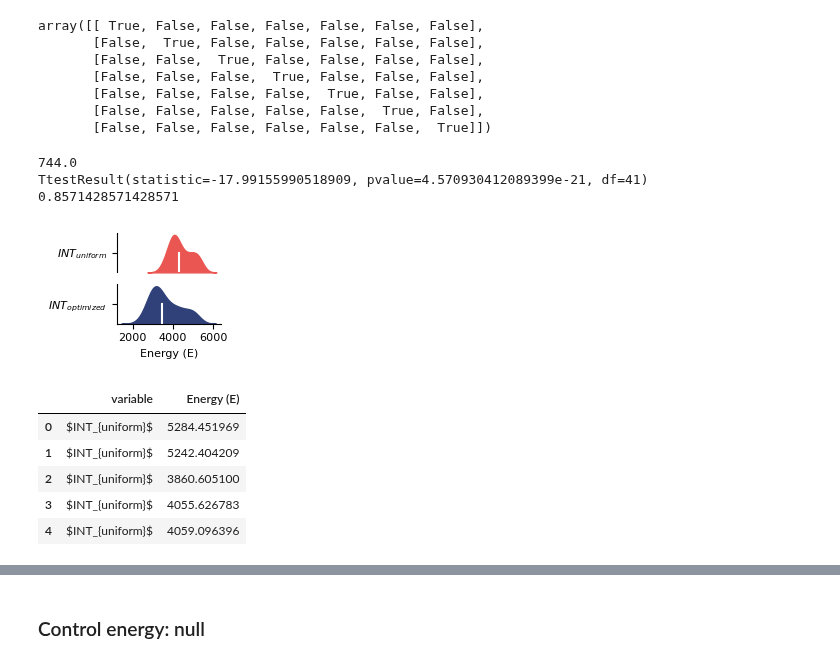
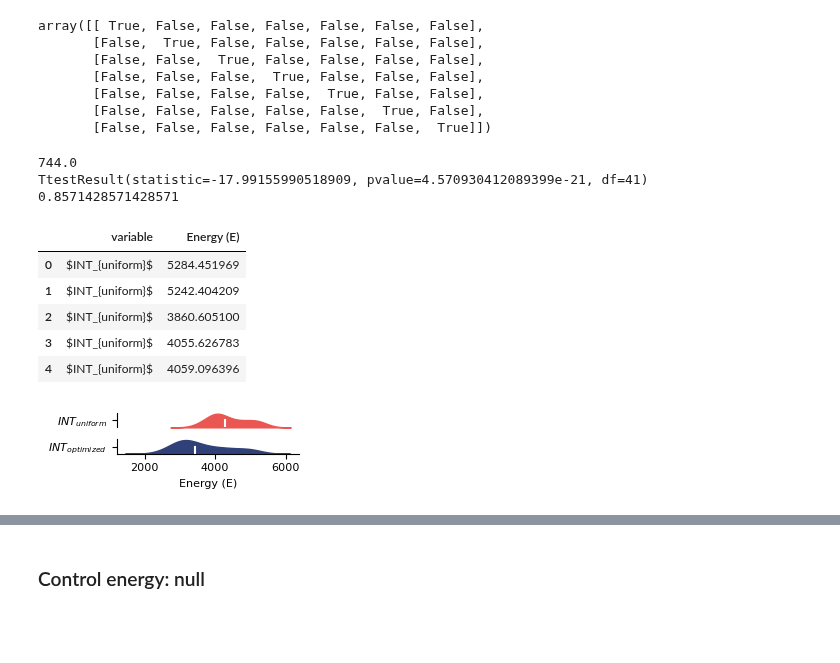
Before and after one commit to LindenParkesLab/nct_xr, a Jupyter notebook: scripts/results_optimized_control_energy.ipynb, the cells around one changed output, grey strips where cells are left out. Drawn from its saved outputs; the diff is of its cells as text; code cells hidden in the pictures; blank space fills up the shorter version.

```diff
--- a/scripts/results_optimized_control_energy.ipynb
+++ b/scripts/results_optimized_control_energy.ipynb
@@ -201,27 +210,28 @@ for state_i in np.arange(n_states):
 # %%
 my_colors = get_my_colors(cat_trio=True, as_list=True)
 df = pd.DataFrame(index=np.arange((n_states * n_states) - n_states))
 df['$INT_{uniform}$'] = control_energy_static_decay[~mask]
 df['$INT_{optimized}$'] = control_energy_variable_decay[~mask]
 print(np.round(np.abs(df['$INT_{optimized}$'].mean() - df['$INT_{uniform}$'].mean())))
 print(sp.stats.ttest_rel(df['$INT_{optimized}$'], df['$INT_{uniform}$']))
 print(np.sum(df['$INT_{optimized}$'] < df['$INT_{uniform}$']) / n_transitions)
 df = df.melt()
 df.rename(columns={'value': 'Energy (E)'}, inplace=True)
-f = categorical_kde_plot(df=df, variable='Energy (E)', category='variable', horizontal=True, color_palette=my_colors, rug=False, fig_width=2, fig_height=1.5)
-f.savefig(os.path.join(outdir, 'energy_violin.svg'), dpi=600, bbox_inches="tight", pad_inches=0.01)
+# fig, axes = categorical_kde_plot(df=df, variable='Energy (E)', category='variable', horizontal=True, color_palette=my_colors, rug=False, fig_width=2, fig_height=1.5)
+fig, axes = categorical_kde_plot(df=df, variable='Energy (E)', category='variable', horizontal=True, color_palette=my_colors, rug=False, fig_width=2.75, fig_height=1)
+fig.savefig(os.path.join(outdir, 'energy_violin.svg'), dpi=600, bbox_inches="tight", pad_inches=0.01)
 df.head()
 # %% [output]
 744.0
 TtestResult(statistic=-17.99155990518909, pvalue=4.570930412089399e-21, df=41)
 0.8571428571428571
+|  | variable | Energy (E) |
+| 0 | $INT_{uniform}$ | 5284.451969 |
+| 1 | $INT_{uniform}$ | 5242.404209 |
+| 2 | $INT_{uniform}$ | 3860.605100 |
+| 3 | $INT_{uniform}$ | 4055.626783 |
+| 4 | $INT_{uniform}$ | 4059.096396 |
-[figure, old version]
+[figure, new version]
-|  | variable | Energy (E) |
-| 0 | $INT_{uniform}$ | 5284.451969 |
-| 1 | $INT_{uniform}$ | 5242.404209 |
-| 2 | $INT_{uniform}$ | 3860.605100 |
-| 3 | $INT_{uniform}$ | 4055.626783 |
-| 4 | $INT_{uniform}$ | 4059.096396 |
 # %%
 f, ax = plt.subplots(1, 1, figsize=(1.75, 1.5))
 
```
Also changed, not shown: parts of 17 cells of this notebook.
